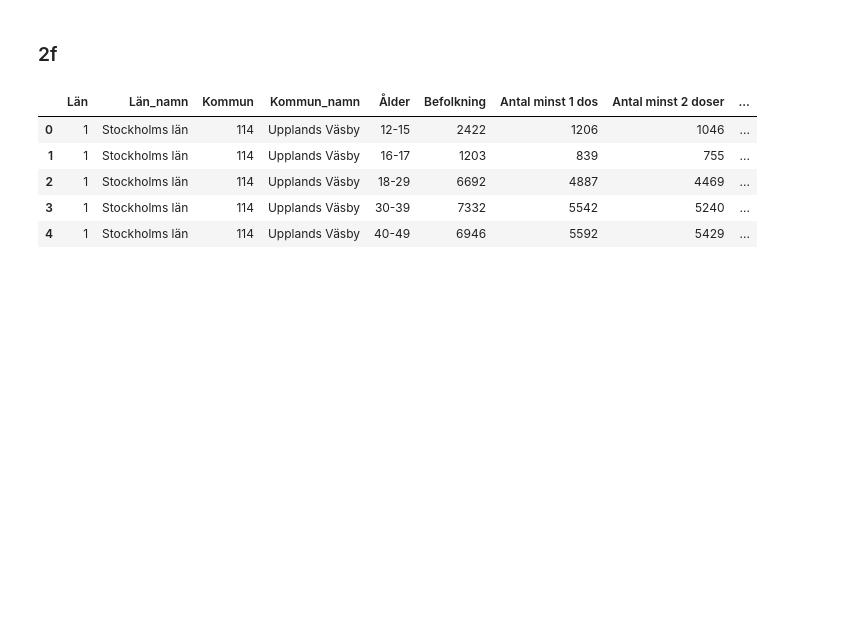
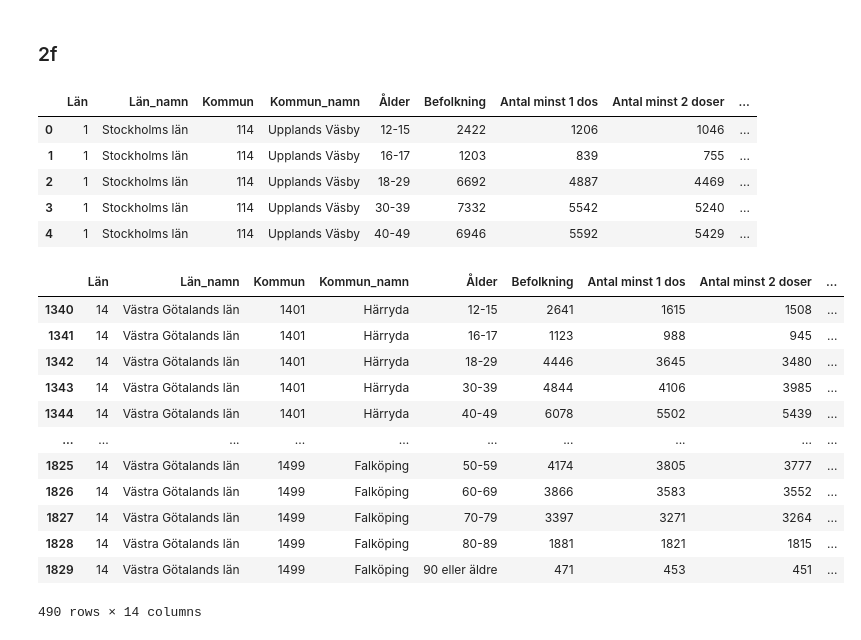
Before and after one commit to eliaselhaddad/Databehandling-Elias-El-Haddad, a Jupyter notebook: Labb_4/Uppgift_2.ipynb, the cells around one changed output. Saved outputs shown, nothing was run; the diff lists cells and outputs as text; code cells hidden in the pictures; blank space fills up the shorter version.

```diff
--- a/Labb_4/Uppgift_2.ipynb
+++ b/Labb_4/Uppgift_2.ipynb
@@ -82,0 +83,19 @@ fig.show()
+# %%
+# create a new data frame from Stockholms län and Västra Götalands län
+df_stockholm = df[df["Län_namn"] == "Stockholms län"]
+df_västra_götaland = df[df["Län_namn"] == "Västra Götalands län"]
+df_västra_götaland
+# %% [output]
+|  | Län | Län_namn | Kommun | Kommun_namn | Ålder | Befolkning | Antal minst 1 dos | Antal minst 2 doser | ... |
+| 1340 | 14 | Västra Götalands län | 1401 | Härryda | 12-15 | 2641 | 1615 | 1508 | ... |
+| 1341 | 14 | Västra Götalands län | 1401 | Härryda | 16-17 | 1123 | 988 | 945 | ... |
+| 1342 | 14 | Västra Götalands län | 1401 | Härryda | 18-29 | 4446 | 3645 | 3480 | ... |
+| 1343 | 14 | Västra Götalands län | 1401 | Härryda | 30-39 | 4844 | 4106 | 3985 | ... |
+| 1344 | 14 | Västra Götalands län | 1401 | Härryda | 40-49 | 6078 | 5502 | 5439 | ... |
+| ... | ... | ... | ... | ... | ... | ... | ... | ... | ... |
+| 1825 | 14 | Västra Götalands län | 1499 | Falköping | 50-59 | 4174 | 3805 | 3777 | ... |
+| 1826 | 14 | Västra Götalands län | 1499 | Falköping | 60-69 | 3866 | 3583 | 3552 | ... |
+| 1827 | 14 | Västra Götalands län | 1499 | Falköping | 70-79 | 3397 | 3271 | 3264 | ... |
+| 1828 | 14 | Västra Götalands län | 1499 | Falköping | 80-89 | 1881 | 1821 | 1815 | ... |
+| 1829 | 14 | Västra Götalands län | 1499 | Falköping | 90 eller äldre | 471 | 453 | 451 | ... |
+490 rows × 14 columns
```
Also changed, not shown: parts of 3 cells of this notebook, 2 other files.
